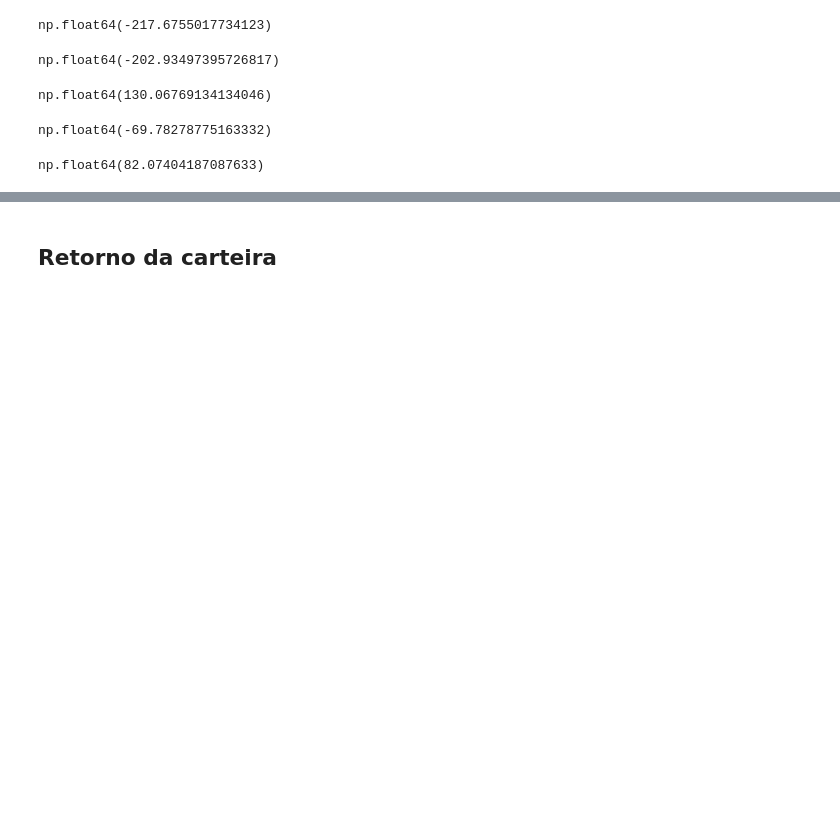
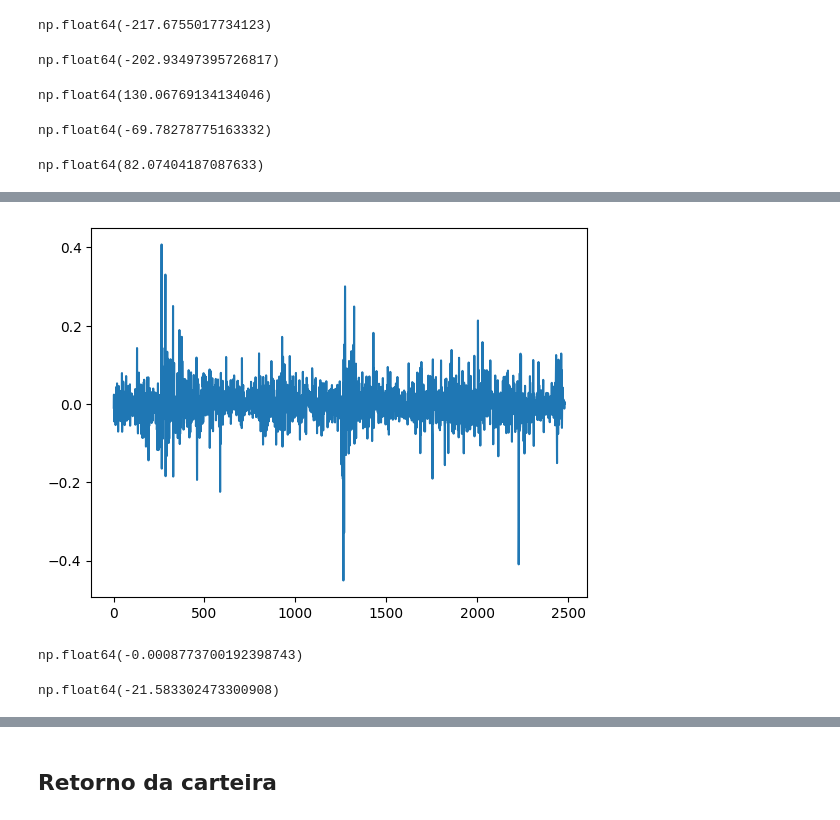
Before and after one commit to fabiolrodriguez/python_playground, a Jupyter notebook: taxa_retorno.ipynb, the cells around one changed output, grey strips where cells are left out. Cells and saved outputs as stored; diff of their text form; code cells hidden in the pictures; blank space fills up the shorter version.

```diff
--- a/taxa_retorno.ipynb
+++ b/taxa_retorno.ipynb
@@ -167,0 +172,3 @@ np.log(dataset['IBOV'][len(dataset) - 1] / dataset['GOL'][0]) * 100
+# %%
+dataset['RL GOL'] = np.log(dataset['GOL'] / dataset['GOL'].shift(1))
+dataset
@@ -167,0 +189,12 @@ np.log(dataset['IBOV'][len(dataset) - 1] / dataset['GOL'][0]) * 100
+# %%
+dataset['RL GOL'].plot();
+# %% [output]
+[figure, added]
+# %%
+dataset['RL GOL'].mean()
+# %% [output]
+np.float64(-0.0008773700192398743)
+# %%
+(dataset['RL GOL'].mean() * 246) * 100
+# %% [output]
+np.float64(-21.583302473300908)
```
Also changed, not shown: parts of 18 cells of this notebook.
